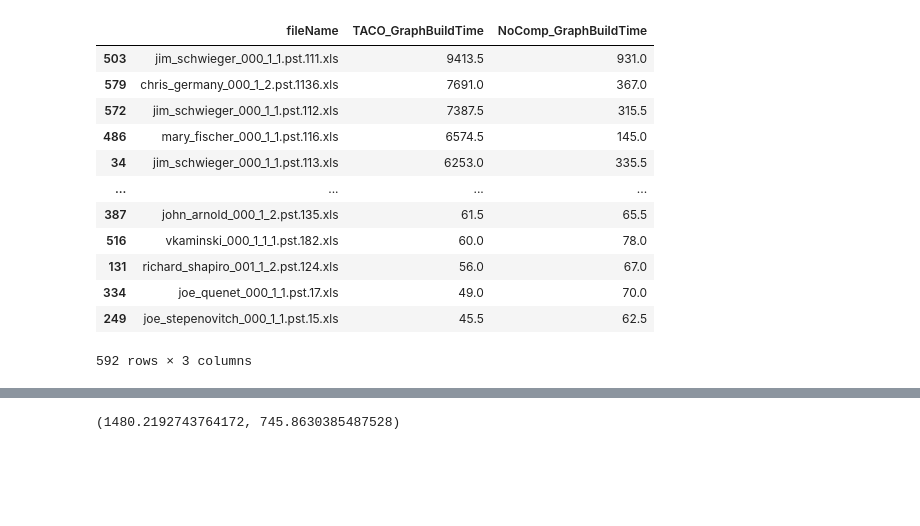
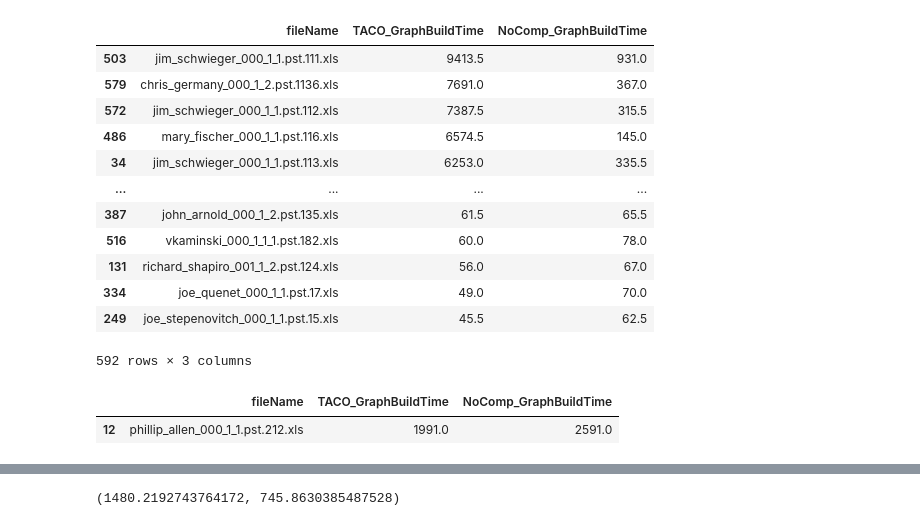
Before and after one commit to dataspread/SpreadsheetAnalyzer, a Jupyter notebook: test_result_analysis.ipynb, the cells around one changed output, grey strips where cells are left out. Drawn from its saved outputs; the diff is of its cells as text; code cells hidden in the pictures; blank space fills up the shorter version.

```diff
--- a/test_result_analysis.ipynb
+++ b/test_result_analysis.ipynb
@@ -239,6 +239,11 @@ enron_graph_result.sort_values(by="TACO_GraphBuildTime", ascending=False)
 | 334 | joe_quenet_000_1_1.pst.17.xls | 49.0 | 70.0 |
 | 249 | joe_stepenovitch_000_1_1.pst.15.xls | 45.5 | 62.5 |
 592 rows × 3 columns
+# %%
+enron_graph_result[enron_graph_result["NoComp_GraphBuildTime"] - enron_graph_result["TACO_GraphBuildTime"] > 500]
+# %% [output]
+|  | fileName | TACO_GraphBuildTime | NoComp_GraphBuildTime |
+| 12 | phillip_allen_000_1_1.pst.212.xls | 1991.0 | 2591.0 |
 # %%
 freq_enron_taco = get_pdf_df(enron_graph_result, 'TACO_GraphBuildTime')
 freq_enron_nocomp = get_pdf_df(enron_graph_result, 'NoComp_GraphBuildTime')
```
Also changed, not shown: parts of 3 cells of this notebook, 2 other files.
